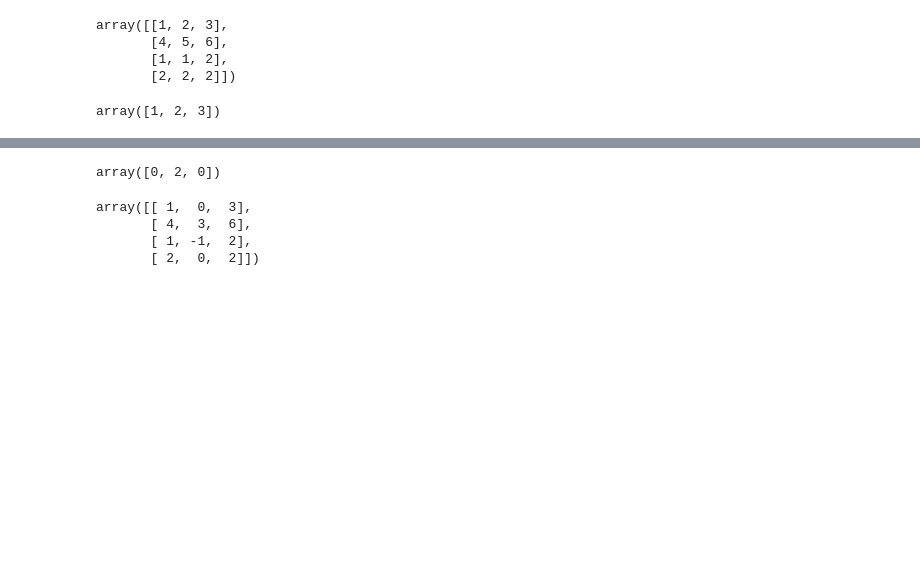
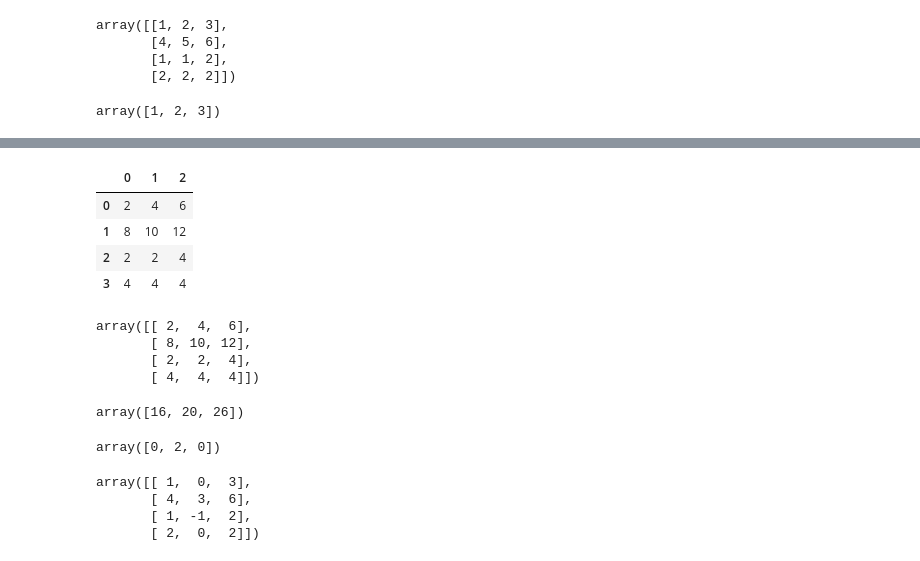
Before and after one commit to EloiseRosen/HW7, a Jupyter notebook: hw7_problem2.ipynb, the cells around one changed output, grey strips where cells are left out. Saved outputs shown, nothing was run; the diff lists cells and outputs as text; code cells hidden in the pictures; blank space fills up the shorter version.

```diff
--- a/hw7_problem2.ipynb
+++ b/hw7_problem2.ipynb
@@ -204,3 +228,22 @@ array([1, 2, 3])
+# %%
+pd.DataFrame(four_pixels * wij)
+# %% [output]
+|  | 0 | 1 | 2 |
+| 0 | 2 | 4 | 6 |
+| 1 | 8 | 10 | 12 |
+| 2 | 2 | 2 | 4 |
+| 3 | 4 | 4 | 4 |
+# %%
+(four_pixels * wij)
+# %% [output]
+array([[ 2,  4,  6],
+       [ 8, 10, 12],
+       [ 2,  2,  4],
+       [ 4,  4,  4]])
+# %%
+np.asarray(pd.DataFrame(four_pixels * wij).sum())
+# %% [output]
+array([16, 20, 26])
 # %%
 mu = np.array([0,2,0])
 mu
```
Also changed, not shown: parts of 8 cells of this notebook.
